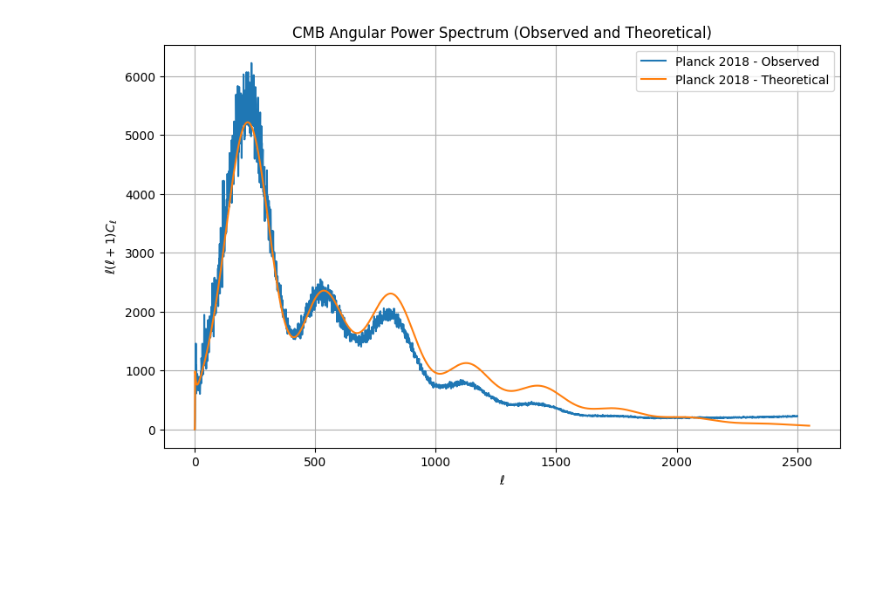
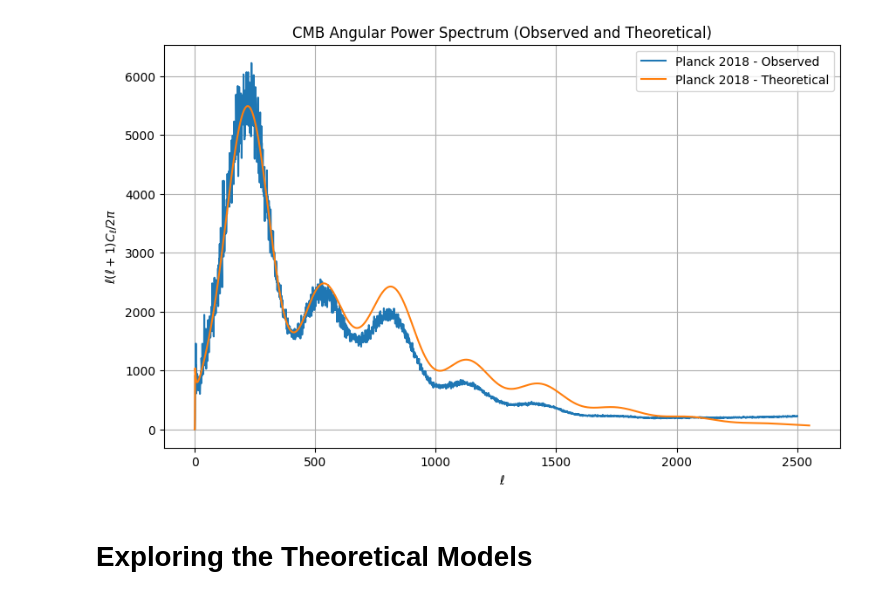
Before and after one commit to jeffrwatts/astronomy-notebooks, a Jupyter notebook: Cosmic Microwave Background.ipynb, the cells around one changed output. Cells and saved outputs as stored; diff of their text form; code cells hidden in the pictures; blank space fills up the shorter version.

```diff
--- a/Cosmic Microwave Background.ipynb
+++ b/Cosmic Microwave Background.ipynb
@@ -47,19 +43,22 @@ Also available from
 https://irsa.ipac.caltech.edu/data/Planck/release_3/all-sky-maps/maps/component-maps/cmb/COM_CMB_IQU-smica_2048_R3.00_full.fits
 # %%
-# Load the CMB map (for example, the Planck 2018 SMICA map)
+# 1. Load the CMB map (for example, the Planck 2018 SMICA map)
 cmb_map_file = "data/COM_CMB_IQU-smica_2048_R3.00_full.fits"
 cmb_map = hp.read_map(cmb_map_file, field=0)  # field=0 for the temperature map
 
-# Remove the monopole and dipole components
+# 2. Remove the monopole and dipole components
 cmb_map = hp.remove_dipole(cmb_map)
 
-# Compute the angular power spectrum
-lmax = 2500  # Maximum multipole to consider
+# 3. Compute the angular power spectrum
 cl_observed = hp.anafast(cmb_map, lmax=lmax)
 
-# output above is in Kelvin**2.  Convert this to microKelvin**2
+# 4. The output above is in Kelvin**2.  Convert this to microKelvin**2
 cl_observed = (cl_observed * u.K**2).to(u.uK**2)
 
-# Normalize this with respect to solid angle.
-cl_observed /= 2*np.pi
+# 5. Normalize
+# Create an array of multipole moments (l)
+ell_observed = np.arange(len(cl_observed))
+
+# Normalize to l(l+1), and solid angle (divide by 2pi)
+cl_observed = ell_observed * (ell_observed + 1) * cl_observed / (2*np.pi)
 # %%
@@ -104,5 +113,7 @@ To model the angular power spectrum of the CMB for different cosmological models
 # %%
-def power_spectrum_from_cosmology(cosmo_astropy):
+# Function that takes an Astropy Cosmology object, and returns the power spectrum Cl.
+# Note, the output of get_cmb_power_spectra is already normalized for l(l+1) and solid angle (divide by 2PI)
+def power_spectrum_from_cosmology(cosmo_astropy, As = 2.105e-9, ns=0.9649):
     camb_params = camb.CAMBparams()
 
     # Set cosmological parameters
@@ -116,8 +127,8 @@ def power_spectrum_from_cosmology(cosmo_astropy):
 
     # Set neutrino parameters
     camb_params.set_dark_energy(w=cosmo_astropy.w(0))
-    camb_params.set_initial_power(camb.InitialPowerLaw(As=2e-9, ns=0.965))
-    camb_params.InitPower.set_params(As=2e-9, ns=0.965)
+    camb_params.set_initial_power(camb.InitialPowerLaw(As=As, ns=ns))
+    camb_params.InitPower.set_params(As=As, ns=ns)
     camb_params.set_for_lmax(2500, lens_potential_accuracy=1)
     camb_params.NonLinear = camb.model.NonLinear_both
 
@@ -127,22 +138,21 @@ def power_spectrum_from_cosmology(cosmo_astropy):
 
     return powers['total'][:,0]
 # %%
-cl_Planck18 = power_spectrum_from_cosmology(CosmologyPlanck18)
+# Try out Planck 2018 (latest available)
+cl_Planck18 = power_spectrum_from_cosmology(Planck18)
 ell_Planck18 = np.arange(len(cl_Planck18))
-
-cl_WMAP9 = power_spectrum_from_cosmology(CosmologyWMAP9)
-ell_WMAP9 = np.arange(len(cl_WMAP9))
 # %%
 # Plot the angular power spectrum
 plt.figure(figsize=(10, 6))
-plt.plot(ell_observed, ell_observed * (ell_observed + 1) * cl_observed, label='Planck 2018 - Observed')
+plt.plot(ell_observed, cl_observed, label='Planck 2018 - Observed')
 plt.plot(ell_Planck18, cl_Planck18, label='Planck 2018 - Theoretical')
-#plt.plot(ell_WMAP9, cl_WMAP9, label='WMAP9 - Theoretical')
 plt.xlabel("$\ell$")
-plt.ylabel("$\ell (\ell + 1) C_\ell$")
+plt.ylabel("$\ell (\ell + 1) C_\ell / 2\pi$")
 plt.title("CMB Angular Power Spectrum (Observed and Theoretical)")
 plt.legend()
 plt.grid()
 plt.show()
 # %% [output]
-[figure, old version]
+[figure, new version]
+# %% [markdown]
+# Exploring the Theoretical Models
```
Also changed, not shown: parts of 16 cells of this notebook.
